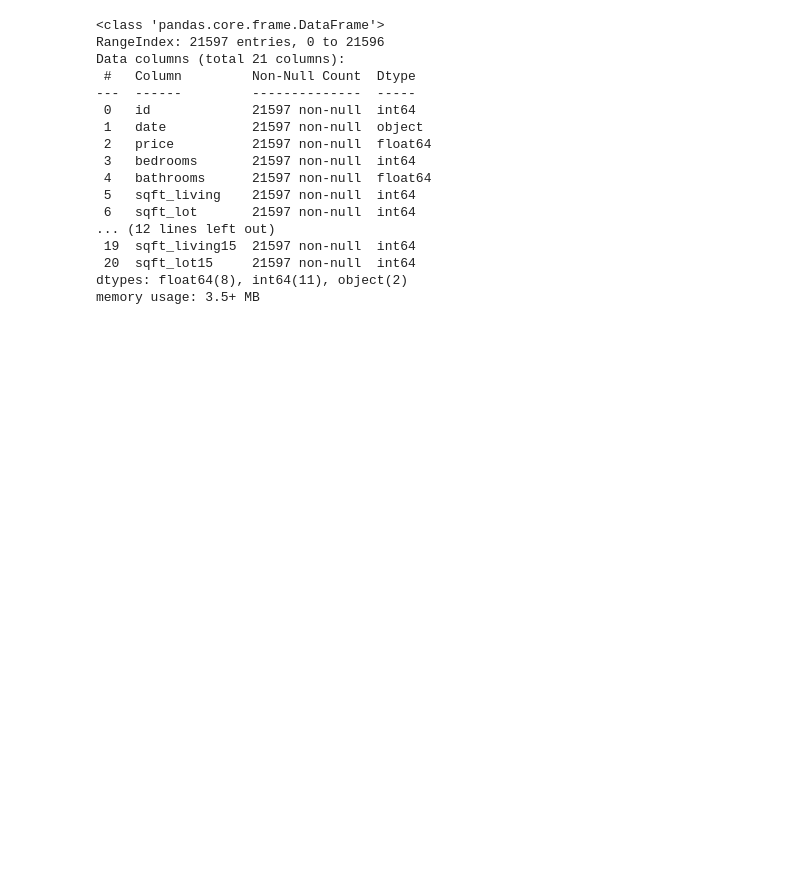
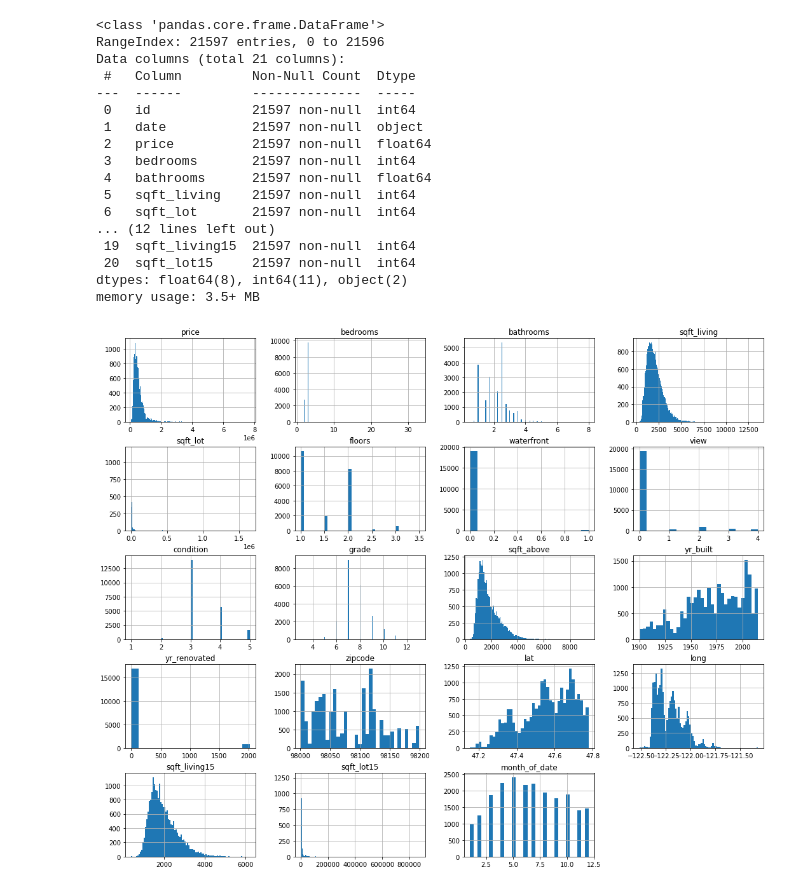
Before and after one commit to arthursjkim/King_County_Housing_Project, a Jupyter notebook: individual_notebook/arthur.ipynb, the cells around one changed output. Drawn from its saved outputs; the diff is of its cells as text; code cells hidden in the pictures; blank space fills up the shorter version.

```diff
--- a/individual_notebook/arthur.ipynb
+++ b/individual_notebook/arthur.ipynb
@@ -46,3 +48,13 @@ Data columns (total 21 columns):
  20  sqft_lot15     21597 non-null  int64
 dtypes: float64(8), int64(11), object(2)
 memory usage: 3.5+ MB
+# %%
+#drop id
+df.drop(columns=['id'], inplace=True)
+# %%
+#retrieve the months
+df['month_of_date'] = pd.DatetimeIndex(df['date']).month
+# %%
+df.hist(figsize=(18,15), bins='auto');
+# %% [output]
+[figure, added]
```
Also changed, not shown: parts of 6 cells of this notebook.
